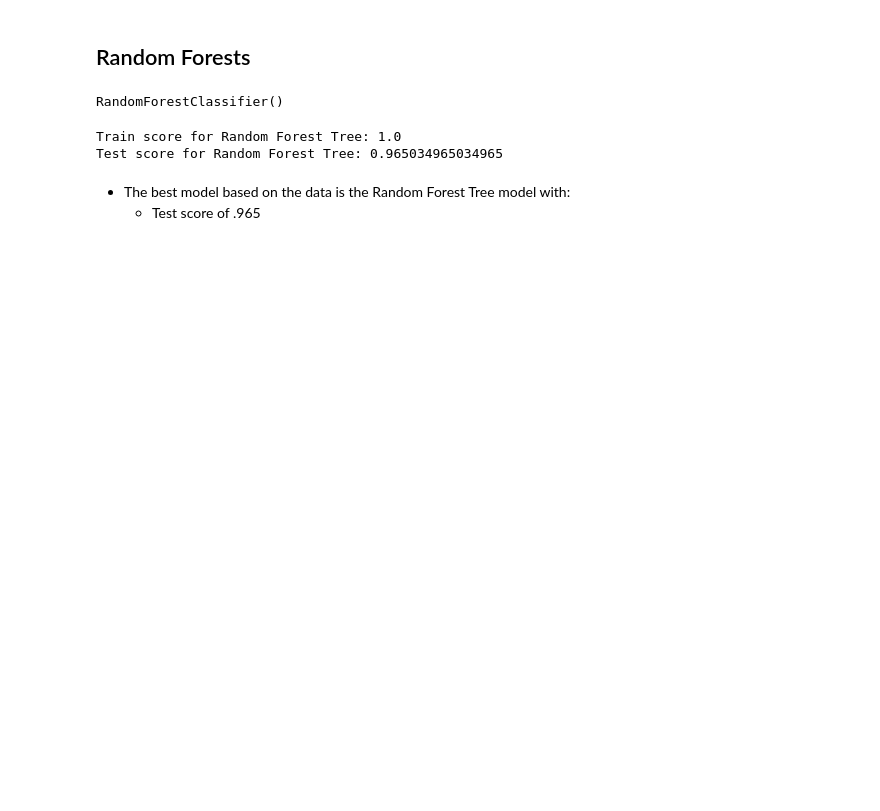
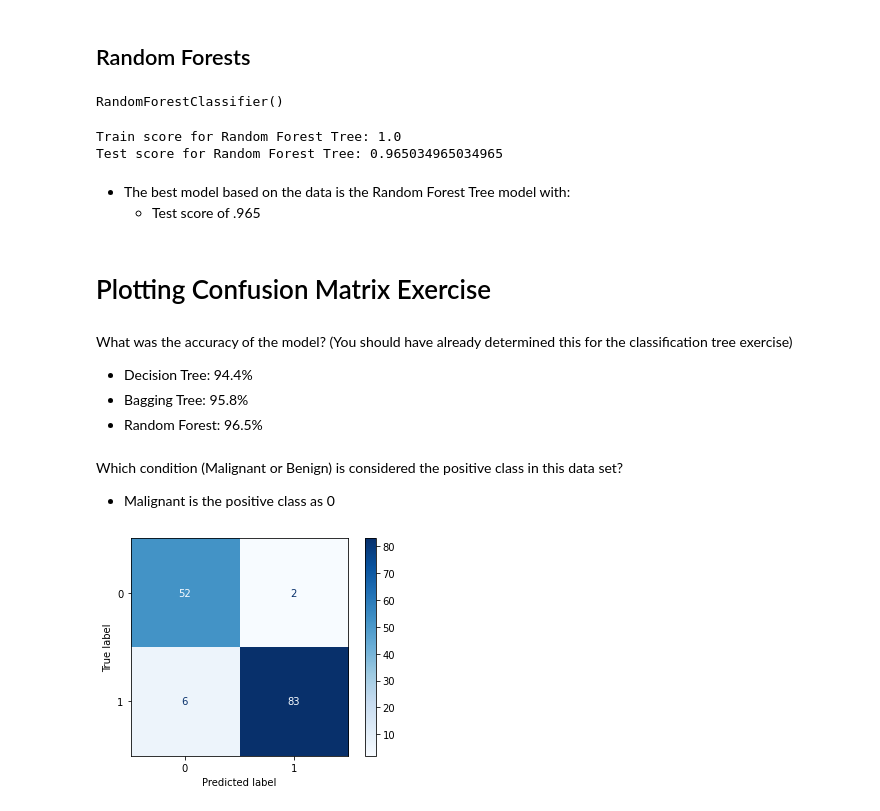
Before and after one commit to ryonce/Daily-Projects, a Jupyter notebook: Classification_Tree_Exercise.ipynb, the cells around one changed output. Drawn from its saved outputs; the diff is of its cells as text; code cells hidden in the pictures; blank space fills up the shorter version.

```diff
--- a/Classification_Tree_Exercise.ipynb
+++ b/Classification_Tree_Exercise.ipynb
@@ -104,3 +104,5 @@ Test score for Random Forest Tree: 0.965034965034965
 # %% [markdown]
  - The best model based on the data is the Random Forest Tree model with:
     - Test score of .965
+# %% [markdown]
+# Plotting Confusion Matrix Exercise
@@ -106,0 +111,14 @@ Test score for Random Forest Tree: 0.965034965034965
+# %% [markdown]
+What was the accuracy of the model? (You should have already determined this for the classification tree exercise)
+
+  - Decision Tree: 94.4%
+  - Bagging Tree: 95.8%
+  - Random Forest: 96.5%
+# %% [markdown]
+Which condition (Malignant or Benign) is considered the positive class in this data set?
+
+  - Malignant is the positive class as 0
+# %%
+ConfusionMatrixDisplay.from_estimator(dec_tree, X_test, y_test, cmap = 'Blues');
+# %% [output]
+[figure, added]
```
Also changed, not shown: parts of 7 cells of this notebook.
